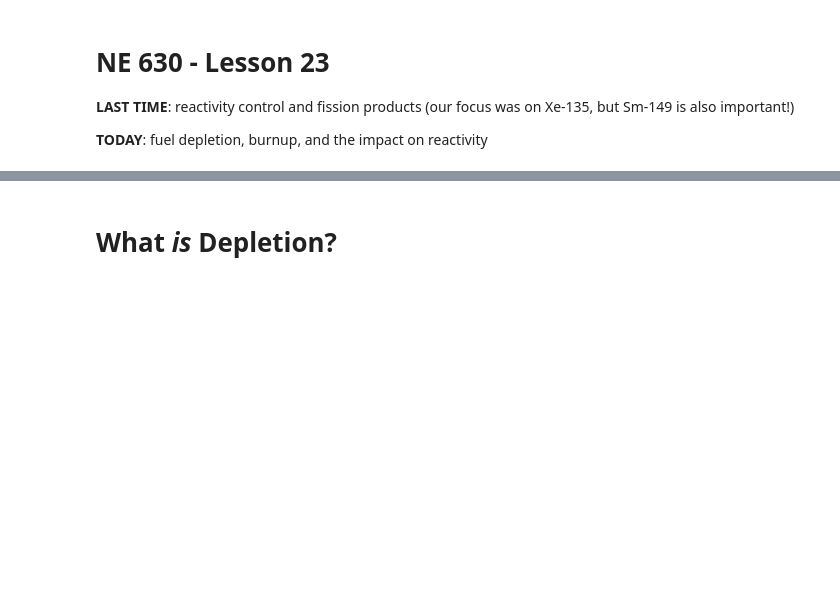
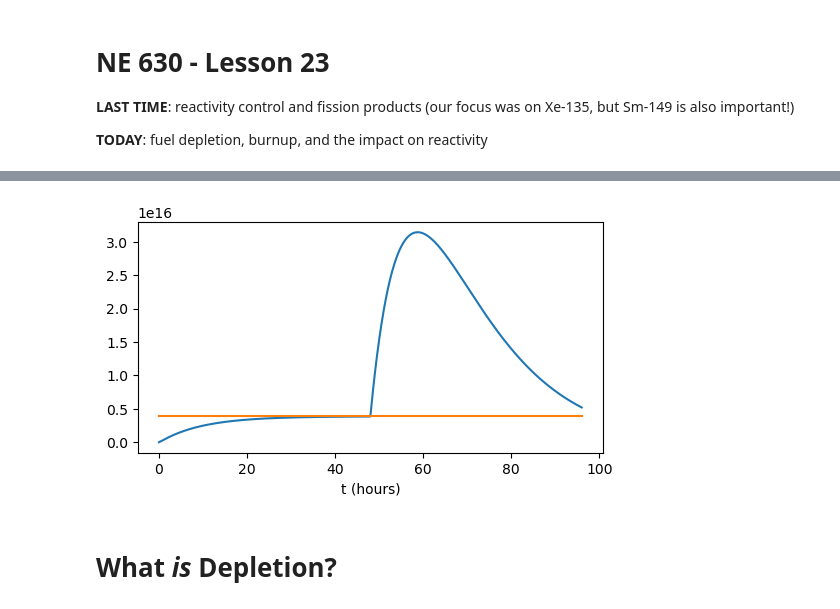
Before and after one commit to robertsj/ne630, a Jupyter notebook: notebooks/lesson_23.ipynb, the cells around one changed output, grey strips where cells are left out. Drawn from its saved outputs; the diff is of its cells as text; code cells hidden in the pictures; blank space fills up the shorter version.

```diff
--- a/notebooks/lesson_23.ipynb
+++ b/notebooks/lesson_23.ipynb
@@ -6,0 +23,8 @@
+# %%
+λ_Xe = np.log(2)/(9.2*3600)
+λ_I = np.log(2)/(6.7*3600)
+γ_Xe = 0.00258
+γ_I = 0.0629
+φ = 2e14
+Σ_f = 0.16
+σ_Xe = 2.6e6*1e-24
@@ -7,3 +49,25 @@
+# %%
+def rhs(N, t):
+    φ =  2e14
+    if t > 2*24*3600:
+        φ = 0
+    N_I, N_Xe = N
+    dN_Idt = -λ_I*N_I +  γ_I*Σ_f*φ
+    dN_Xedt = -λ_Xe*N_Xe - σ_Xe*φ*N_Xe + λ_I*N_I + γ_Xe*Σ_f*φ
+    return (dN_Idt, dN_Xedt)
+# %%
+ic = (0.0, 0.0)
+times = np.linspace(0, 4*24*3600., 1000)
+N = odeint(rhs, y0=ic, t=times)
+N_I = N[:, 0]
+N_Xe = N[:, 1]
+# %%
+plt.figure(figsize=(6, 3))
+plt.plot(times/(3600.), N_Xe)
+plt.plot(times/(3600.), np.ones(len(times))*N_oo)
+plt.xlabel("t (hours)");
+# %% [output]
+[figure, added]
 # %% [markdown]
 # What *is* Depletion?
 # %% [markdown]
```
Also changed, not shown: parts of 8 cells of this notebook, 31 other files.
